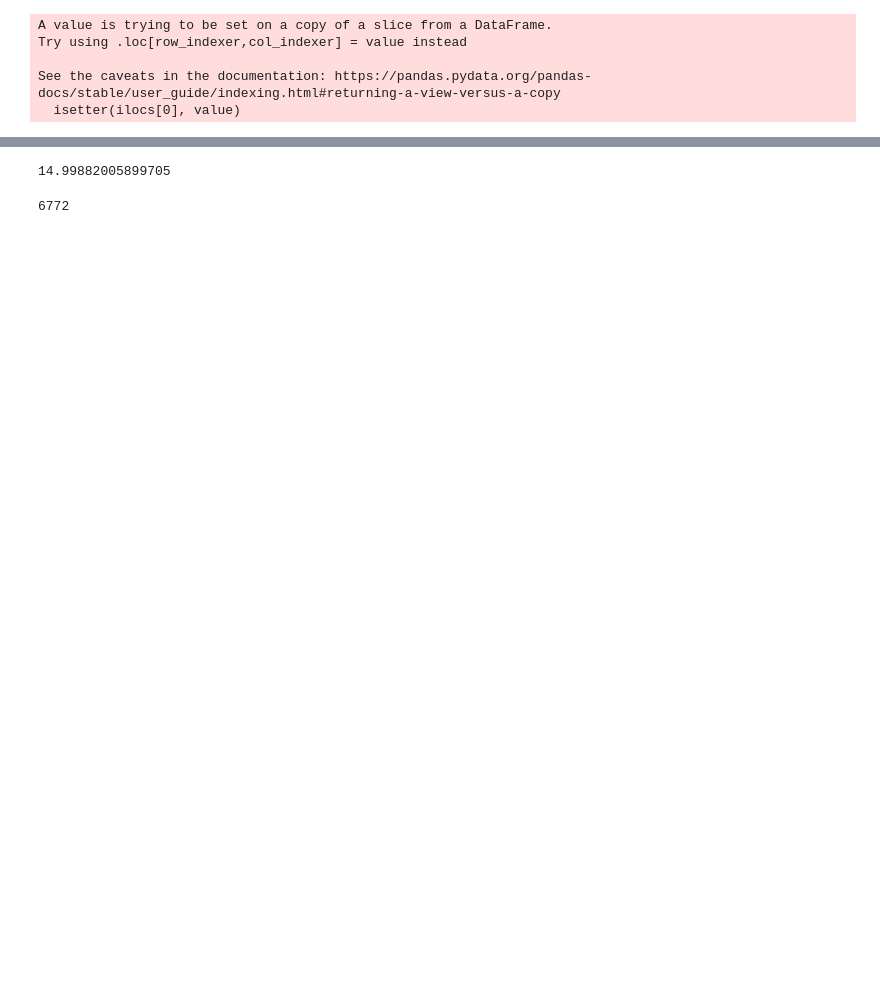
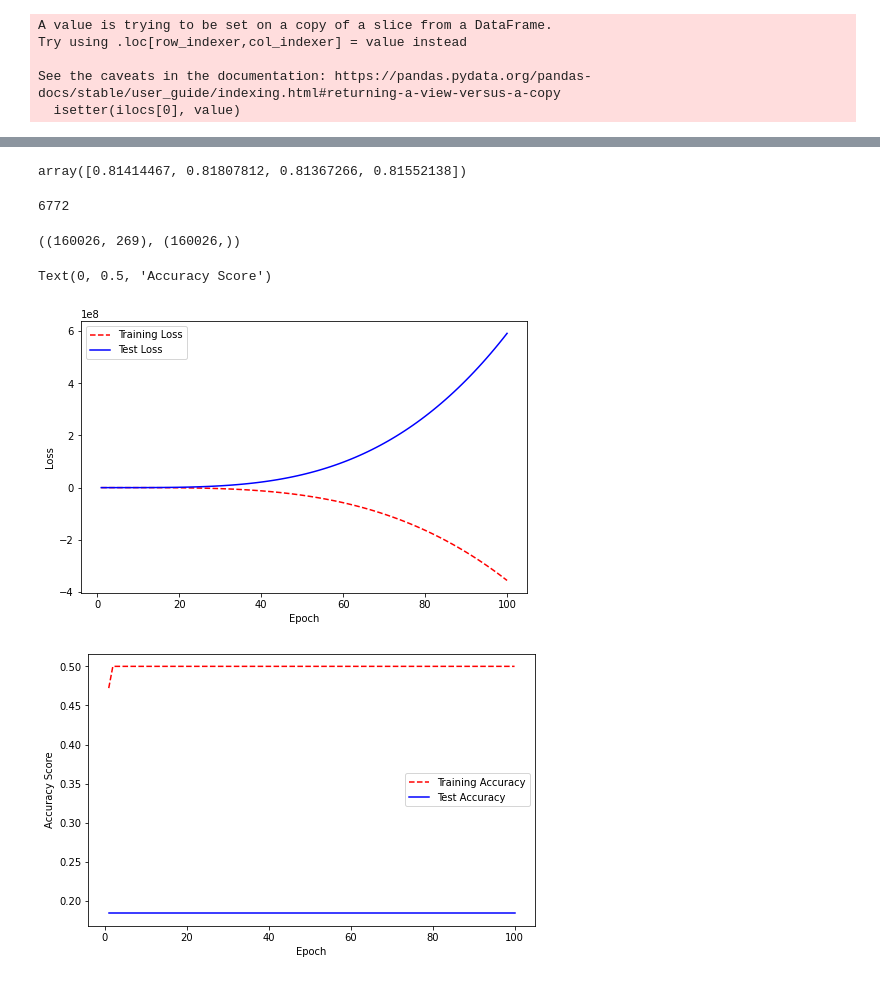
Before and after one commit to christian235711/Predict_models_fdf21, a Jupyter notebook: FDF21_Neural_Networks.ipynb, the cells around one changed output, grey strips where cells are left out. Cells and saved outputs as stored; diff of their text form; code cells hidden in the pictures; blank space fills up the shorter version.

```diff
--- a/FDF21_Neural_Networks.ipynb
+++ b/FDF21_Neural_Networks.ipynb
@@ -533,7 +480,13 @@ GRAPHIQUE NON DEMANDE
-# %%
-101692/6780
-# %% [output]
-14.99882005899705
+# %%
+#k-fold cross-validation neural networks ( FOR SMALLER DATA )
+
+# wrap Keras model so it can be used by scikit-learn
+neural_network = KerasClassifier(build_fn =lambda:create_network(number_of_features=train_X_s.shape[1]), epochs=8, batch_size=6780, verbose=0)
+
+# evaluate neural network using three-fold cross-validation
+cross_val_score(neural_network, train_X_s, train_Y_s, cv = 4, n_jobs=2, scoring="accuracy")
+# %% [output]
+array([0.81414467, 0.81807812, 0.81367266, 0.81552138])
 # %%
 101692-6780*14
 # %% [output]
@@ -540,0 +500,47 @@ GRAPHIQUE NON DEMANDE
+# %%
+# Résultat du traitement sur le train set (under-sampling et over-sampling)
+abc_test = pd.read_csv("/content/drive/MyDrive/spad_score_method_1/spad_projection_FDFTOT21/sans_val_corr_spad_under_over_sampling.txt", delim_whitespace="\t", header = None, low_memory=False, dtype="Int64" ) #, dtype='Int64')
+abc_np = abc_test.to_numpy(dtype="Int64")
+
+X_resampled = abc_np[:,:-1]
+y_resampled = abc_np[:, abc_np.shape[1] -1 ]
+# %%
+X_resampled.shape, y_resampled.shape
+# %% [output]
+((160026, 269), (160026,))
+# %%
+#
+# train neural network
+network = create_network( number_of_features = X_resampled.shape[1])
+history= network.fit( X_resampled, y_resampled, epochs=100, verbose=0, batch_size=6780, validation_data=(test_X_s, test_Y_s))
+
+# get training and test loss histories
+training_loss = history.history["loss"]
+test_loss = history.history["val_loss"]
+
+# create count of the number of epochs
+epoch_count = range(1, len(training_loss)+1)
+
+# visualize loss history
+plt.figure(figsize=(8,5))
+plt.plot(epoch_count, training_loss, "r--" )
+plt.plot(epoch_count, test_loss, "b-")
+plt.legend(["Training Loss", "Test Loss"])
+plt.xlabel("Epoch")
+plt.ylabel("Loss")
+
+# get training and test accuracy histories
+
+training_accuracy = history.history["accuracy"]
+test_accuracy = history.history["val_accuracy"]
+
+plt.figure(figsize=(8,5))
+plt.plot(epoch_count, training_accuracy, "r--")
+plt.plot(epoch_count, test_accuracy, "b-")
+plt.legend(["Training Accuracy", "Test Accuracy"])
+plt.xlabel("Epoch")
+plt.ylabel("Accuracy Score")
+# %% [output]
+Text(0, 0.5, 'Accuracy Score')
+[figure, added]
+[figure, added]
```
Also changed, not shown: parts of 20 cells of this notebook.
